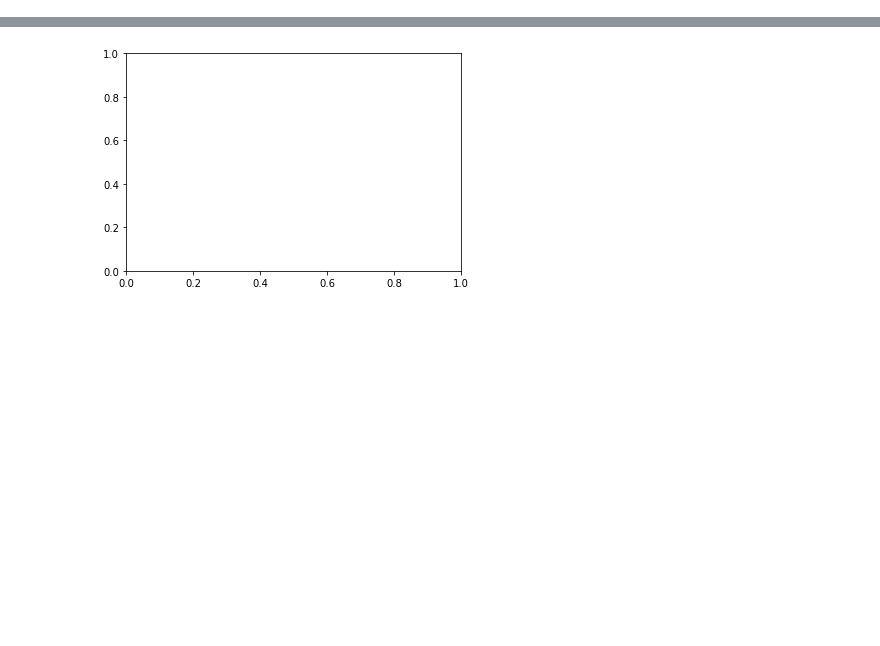
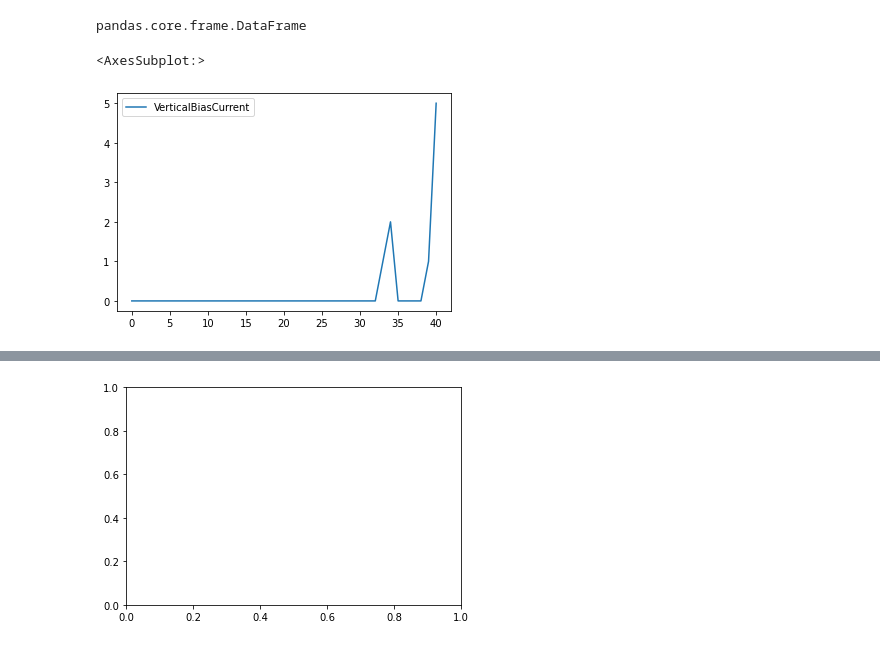
Before and after one commit to insommer/AnalysisCode, a Jupyter notebook: Applications/Coding Test.ipynb, the cells around one changed output, grey strips where cells are left out. Cells and saved outputs as stored; diff of their text form; code cells hidden in the pictures; blank space fills up the shorter version.

```diff
--- a/Applications/Coding Test.ipynb
+++ b/Applications/Coding Test.ipynb
@@ -54,0 +188,2 @@ fig, axs = plt.subplots(1,3)
+# %%
+parameter_Frame.set_index('time')
@@ -54,0 +292,9 @@ fig, axs = plt.subplots(1,3)
+# %%
+type(parameter_Frame)
+# %% [output]
+pandas.core.frame.DataFrame
+# %%
+parameter_Frame.VerticalBiasCurrent.plot(legend=1)
+# %% [output]
+<AxesSubplot:>
+[figure, added]
```
Also changed, not shown: parts of 51 cells of this notebook, 1 other file.
